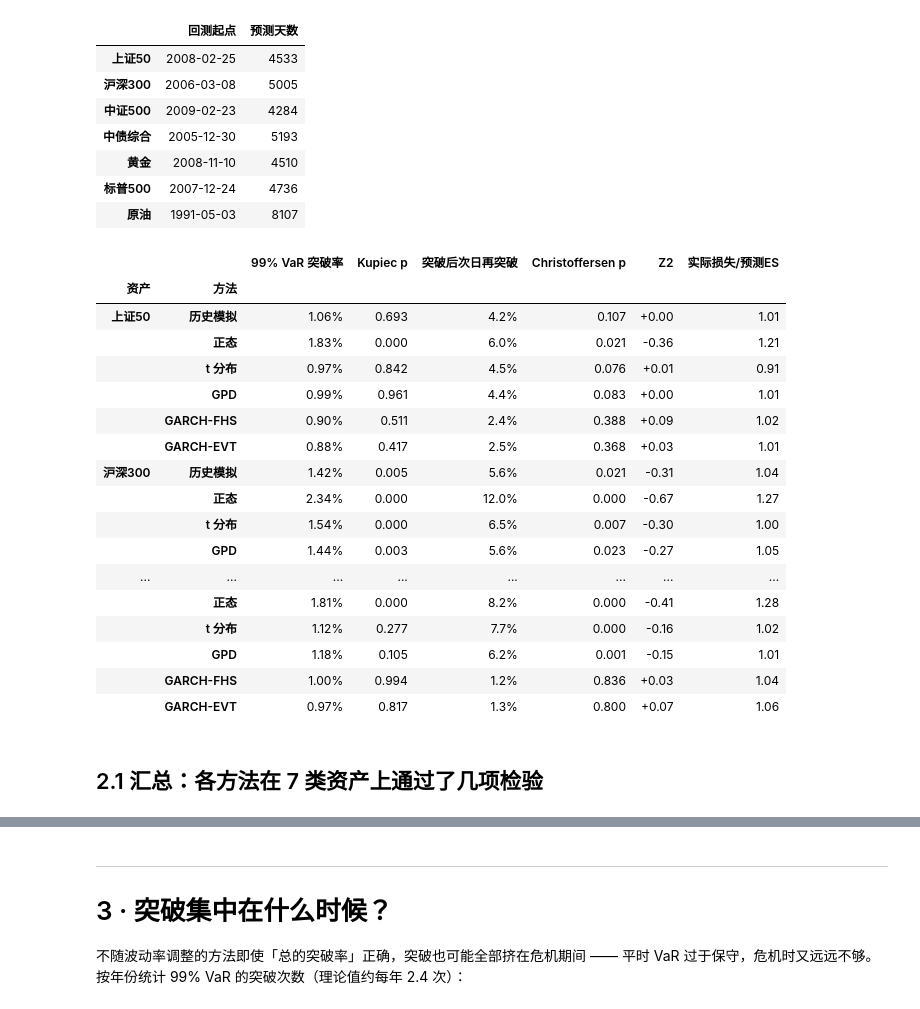
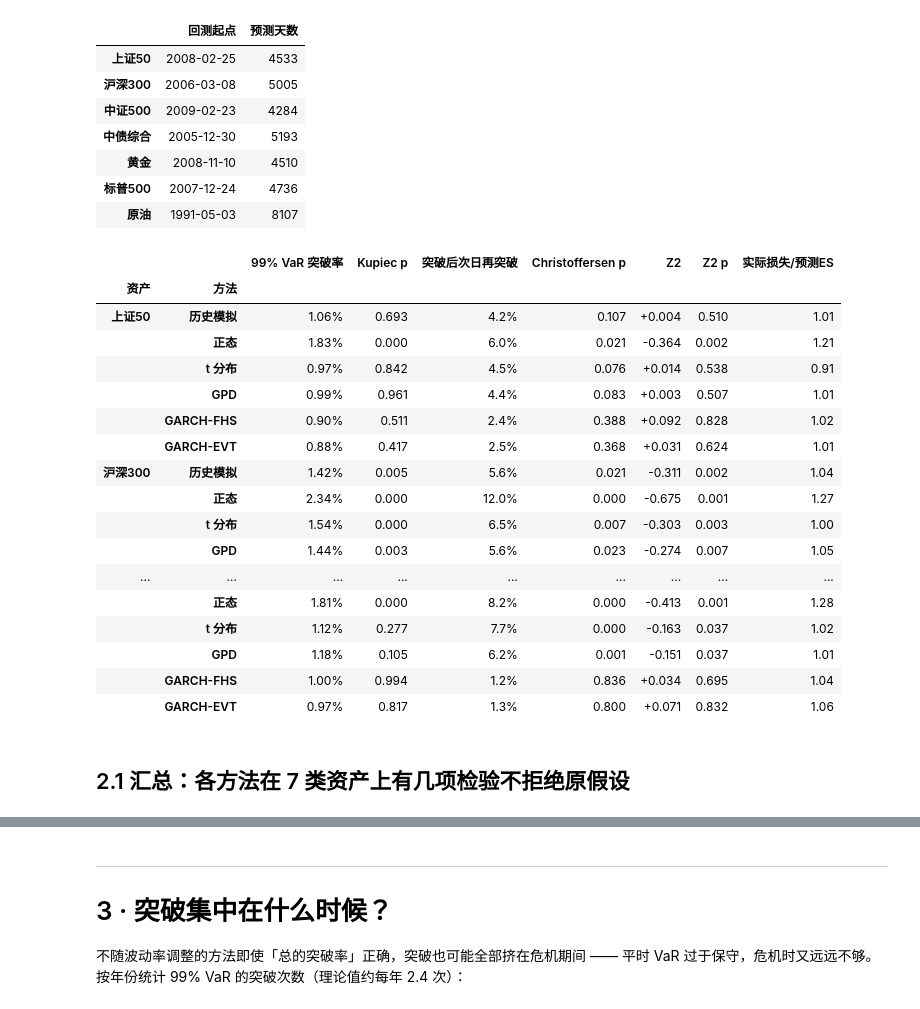
Before and after one commit to lshangro-png/tail-risk-cn, a Jupyter notebook: studies/01_single_asset_tail/single_asset_tail.ipynb, the cells around one changed output, grey strips where cells are left out. Cells and saved outputs as stored; diff of their text form; code cells hidden in the pictures.

```diff
--- a/studies/01_single_asset_tail/single_asset_tail.ipynb
+++ b/studies/01_single_asset_tail/single_asset_tail.ipynb
@@ -136,29 +140,29 @@ pd.DataFrame({a: {"回测起点": f.index.min().date(), "预测天数": len(f)}
 # %%
 BT = {a: backtest_table(f) for a, f in FC.items()}
 tbl = pd.concat(BT, names=["资产", "方法"])
 tbl.style.format({"99% VaR 突破率": "{:.2%}", "Kupiec p": "{:.3f}", "突破后次日再突破": "{:.1%}",
-                  "Christoffersen p": "{:.3f}", "Z2": "{:+.2f}", "实际损失/预测ES": "{:.2f}"})
+                  "Christoffersen p": "{:.3f}", "Z2": "{:+.3f}", "Z2 p": "{:.3f}", "实际损失/预测ES": "{:.2f}"})
 # %% [output]
-|  |  | 99% VaR 突破率 | Kupiec p | 突破后次日再突破 | Christoffersen p | Z2 | 实际损失/预测ES |
-| 资产 | 方法 |  |  |  |  |  |  |
-| 上证50 | 历史模拟 | 1.06% | 0.693 | 4.2% | 0.107 | +0.00 | 1.01 |
-|  | 正态 | 1.83% | 0.000 | 6.0% | 0.021 | -0.36 | 1.21 |
-|  | t 分布 | 0.97% | 0.842 | 4.5% | 0.076 | +0.01 | 0.91 |
-|  | GPD | 0.99% | 0.961 | 4.4% | 0.083 | +0.00 | 1.01 |
-|  | GARCH-FHS | 0.90% | 0.511 | 2.4% | 0.388 | +0.09 | 1.02 |
-|  | GARCH-EVT | 0.88% | 0.417 | 2.5% | 0.368 | +0.03 | 1.01 |
-| 沪深300 | 历史模拟 | 1.42% | 0.005 | 5.6% | 0.021 | -0.31 | 1.04 |
-|  | 正态 | 2.34% | 0.000 | 12.0% | 0.000 | -0.67 | 1.27 |
-|  | t 分布 | 1.54% | 0.000 | 6.5% | 0.007 | -0.30 | 1.00 |
-|  | GPD | 1.44% | 0.003 | 5.6% | 0.023 | -0.27 | 1.05 |
-| ... | ... | ... | ... | ... | ... | ... | ... |
-|  | 正态 | 1.81% | 0.000 | 8.2% | 0.000 | -0.41 | 1.28 |
-|  | t 分布 | 1.12% | 0.277 | 7.7% | 0.000 | -0.16 | 1.02 |
-|  | GPD | 1.18% | 0.105 | 6.2% | 0.001 | -0.15 | 1.01 |
-|  | GARCH-FHS | 1.00% | 0.994 | 1.2% | 0.836 | +0.03 | 1.04 |
-|  | GARCH-EVT | 0.97% | 0.817 | 1.3% | 0.800 | +0.07 | 1.06 |
+|  |  | 99% VaR 突破率 | Kupiec p | 突破后次日再突破 | Christoffersen p | Z2 | Z2 p | 实际损失/预测ES |
+| 资产 | 方法 |  |  |  |  |  |  |  |
+| 上证50 | 历史模拟 | 1.06% | 0.693 | 4.2% | 0.107 | +0.004 | 0.510 | 1.01 |
+|  | 正态 | 1.83% | 0.000 | 6.0% | 0.021 | -0.364 | 0.002 | 1.21 |
+|  | t 分布 | 0.97% | 0.842 | 4.5% | 0.076 | +0.014 | 0.538 | 0.91 |
+|  | GPD | 0.99% | 0.961 | 4.4% | 0.083 | +0.003 | 0.507 | 1.01 |
+|  | GARCH-FHS | 0.90% | 0.511 | 2.4% | 0.388 | +0.092 | 0.828 | 1.02 |
+|  | GARCH-EVT | 0.88% | 0.417 | 2.5% | 0.368 | +0.031 | 0.624 | 1.01 |
+| 沪深300 | 历史模拟 | 1.42% | 0.005 | 5.6% | 0.021 | -0.311 | 0.002 | 1.04 |
+|  | 正态 | 2.34% | 0.000 | 12.0% | 0.000 | -0.675 | 0.001 | 1.27 |
+|  | t 分布 | 1.54% | 0.000 | 6.5% | 0.007 | -0.303 | 0.003 | 1.00 |
+|  | GPD | 1.44% | 0.003 | 5.6% | 0.023 | -0.274 | 0.007 | 1.05 |
+| ... | ... | ... | ... | ... | ... | ... | ... | ... |
+|  | 正态 | 1.81% | 0.000 | 8.2% | 0.000 | -0.413 | 0.001 | 1.28 |
+|  | t 分布 | 1.12% | 0.277 | 7.7% | 0.000 | -0.163 | 0.037 | 1.02 |
+|  | GPD | 1.18% | 0.105 | 6.2% | 0.001 | -0.151 | 0.037 | 1.01 |
+|  | GARCH-FHS | 1.00% | 0.994 | 1.2% | 0.836 | +0.034 | 0.695 | 1.04 |
+|  | GARCH-EVT | 0.97% | 0.817 | 1.3% | 0.800 | +0.071 | 0.832 | 1.06 |
 # %% [markdown]
-## 2.1 汇总：各方法在 7 类资产上通过了几项检验
+## 2.1 汇总：各方法在 7 类资产上有几项检验不拒绝原假设
 # %%
 METHODS = list(BT["沪深300"].index)
 summary = pd.DataFrame({m: {
```
Also changed, not shown: parts of 11 cells of this notebook, 22 other files.
